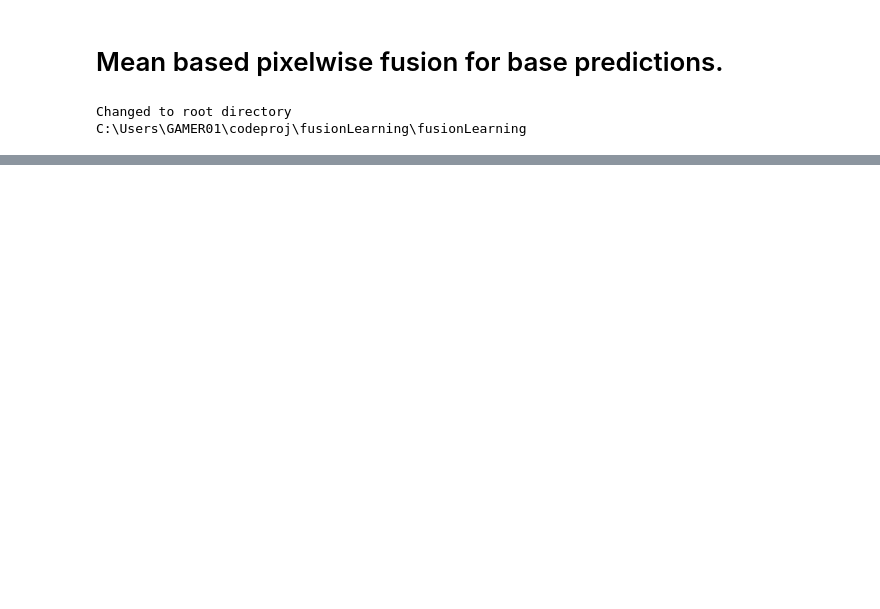
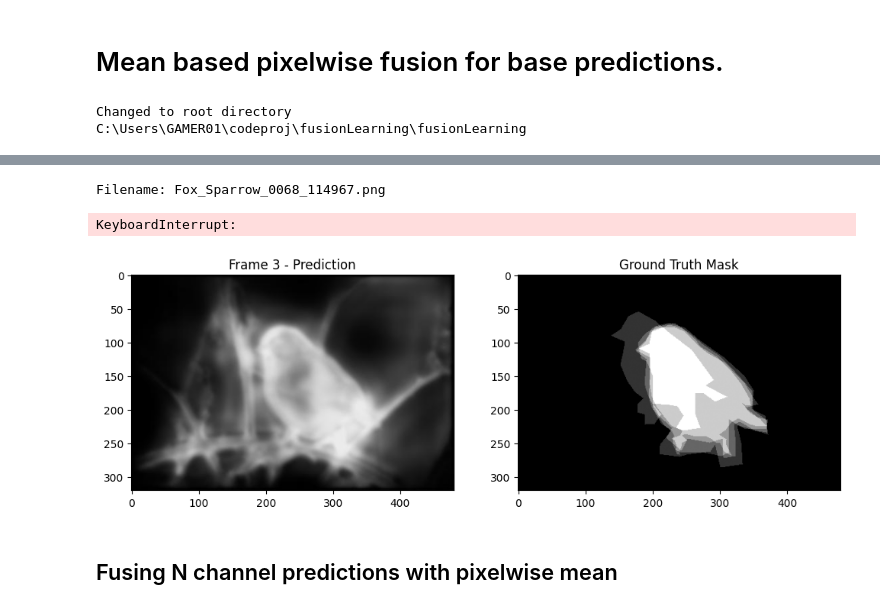
Before and after one commit to crilillo14/fusionLearning, a Jupyter notebook: fusionLearning/fusion/means.ipynb, the cells around one changed output, grey strips where cells are left out. Saved outputs shown, nothing was run; the diff lists cells and outputs as text; code cells hidden in the pictures; blank space fills up the shorter version.

Commit message:
align preds with truth mask in fusion dataloader, viz

```diff
--- a/fusionLearning/fusion/means.ipynb
+++ b/fusionLearning/fusion/means.ipynb
@@ -54,0 +72,3 @@ dataloder_f = DataLoader()
+# %%
+for p in fdataset.segmentation_filenames:
+    print(p)
@@ -54,0 +93,10 @@ dataloder_f = DataLoader()
+# %%
+for i, p in enumerate(fdataset.model_segmentations_filenames):
+    for j in p:
+        with open(f'model {i}.txt', 'a') as f:
+            f.write(j + '\n')
+# %%
+for i in range(len(fdataset.model_segmentations_paths)):
+    with open(f'model {i}.txt', 'r') as f:
+        chars = len(f.read())
+    print(f'Amount of characters in model {i}.txt: {chars}')
@@ -54,0 +113,4 @@ dataloder_f = DataLoader()
+# %%
+for i, (preds, mask, filename) in enumerate(fdataset):
+    print(preds.shape)
+    print(mask.shape)
@@ -54,0 +136,46 @@ dataloder_f = DataLoader()
+# %%
+import matplotlib.pyplot as plt
+import numpy as np
+from IPython.display import clear_output
+import time
+
+for i, (preds, mask, fn) in enumerate(ftest_loader):
+    # Remove the batch dimension since it's 1
+    preds = preds.squeeze(0)  # Shape: [7, 3, H, W]
+    mask = mask.squeeze(0)    # Shape: [1, H, W]
+
+    for j in range(preds.shape[0]):  # Loop through the 7 frames
+        try:
+            # Get j-th prediction and transpose to [H, W, 3] for matplotlib
+            pred = preds[j].permute(1, 2, 0).cpu().numpy()
+
+            plt.figure(figsize=(12, 6))
+
+            # Show prediction
+            plt.subplot(1, 2, 1)
+            plt.imshow(pred)
+            plt.title(f"Frame {j+1} - Prediction")
+
+            # Show mask
+            plt.subplot(1, 2, 2)
+            plt.imshow(mask[0].cpu().numpy(), cmap='gray')
+            plt.title("Ground Truth Mask")
+
+            # Show filename if available
+            if fn and len(fn) > 0:
+                print(f"Filename: {fn[0] if isinstance(fn, (list, tuple)) else fn}")
+
+            plt.tight_layout()
+            plt.show()
+            # time.sleep(0.07)
+            clear_output(wait=True)
+
+        except Exception as e:
+            print(f"Error processing frame {j}: {str(e)}")
+            break
+# %% [output]
+Filename: Fox_Sparrow_0068_114967.png
+KeyboardInterrupt:
+[figure, added]
+# %% [markdown]
+## Fusing N channel predictions with pixelwise mean
```
Also changed, not shown: parts of 9 cells of this notebook, 9 other files.
